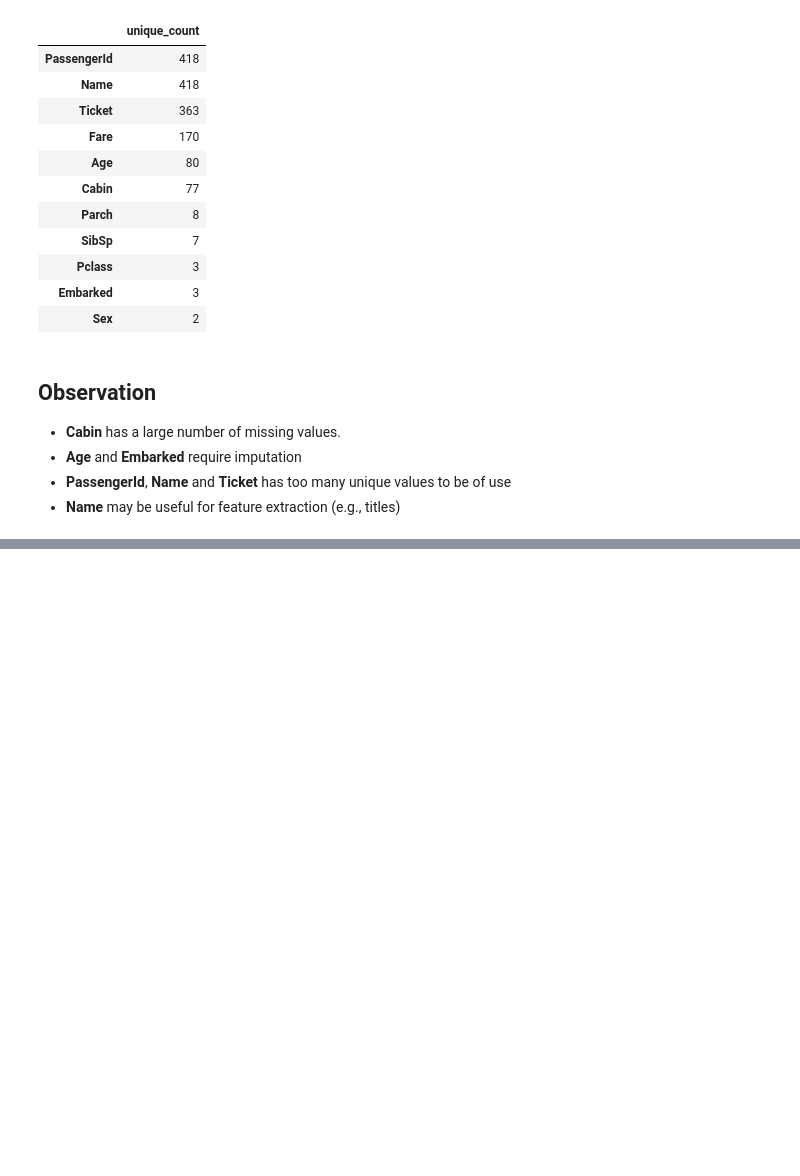
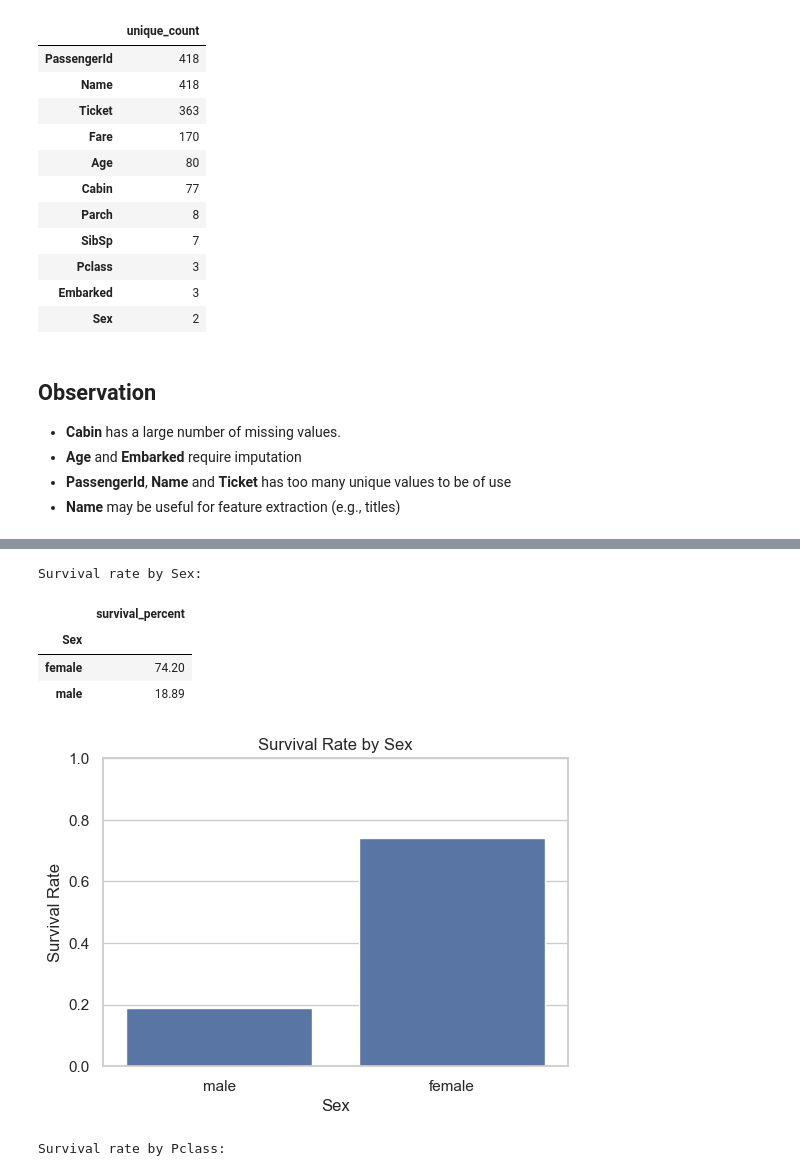
Before and after one commit to modalsaeed/kaggle_titanic, a Jupyter notebook: notebook/main.ipynb, the cells around one changed output, grey strips where cells are left out. Drawn from its saved outputs; the diff is of its cells as text; code cells hidden in the pictures; blank space fills up the shorter version.

Commit message:
Add exploratory data analysis with key plots and observations made

```diff
--- a/notebook/main.ipynb
+++ b/notebook/main.ipynb
@@ -228,0 +241,80 @@ Unique values in test:
+# %%
+# EDA
+
+# Safety copy
+eda_df = train_df.copy()
+
+# Human-readable survival labels for plots/legends
+survival_label_map = {0: "Died", 1: "Survived"}
+eda_df["SurvivalStatus"] = eda_df["Survived"].map(survival_label_map)
+
+# 1) Survival by Sex
+sex_survival = eda_df.groupby("Sex")["Survived"].mean().sort_values(ascending=False)
+print("Survival rate by Sex:")
+display((sex_survival * 100).round(2).to_frame("survival_percent"))
+
+plt.figure(figsize=(6, 4))
+sns.barplot(data=eda_df, x="Sex", y="Survived", estimator="mean", errorbar=None)
+plt.title("Survival Rate by Sex")
+plt.ylabel("Survival Rate")
+plt.ylim(0, 1)
+plt.show()
+
+# 2) Survival by Pclass
+pclass_survival = eda_df.groupby("Pclass")["Survived"].mean()
+print("Survival rate by Pclass:")
+display((pclass_survival * 100).round(2).to_frame("survival_percent"))
+
+plt.figure(figsize=(6, 4))
+sns.barplot(data=eda_df, x="Pclass", y="Survived", estimator="mean", errorbar=None)
+plt.title("Survival Rate by Passenger Class")
+plt.ylabel("Survival Rate")
+plt.ylim(0, 1)
+plt.show()
+
+# 3) Age distribution by survival
+plt.figure(figsize=(8, 4))
+sns.histplot(
+    data=eda_df,
+    x="Age",
+    hue="SurvivalStatus",
+    hue_order=["Died", "Survived"],
+    bins=30,
+    kde=True,
+    element="step"
+)
+plt.title("Age Distribution by Survival Status")
+plt.show()
+
+# 4) Fare distribution by class and survival
+plt.figure(figsize=(8, 4))
+sns.boxplot(
+    data=eda_df,
+    x="Pclass",
+    y="Fare",
+    hue="SurvivalStatus",
+    hue_order=["Died", "Survived"]
+)
+plt.title("Fare Distribution by Class and Survival Status")
+plt.ylim(0, eda_df["Fare"].quantile(0.95))  # reduce extreme outlier effect
+plt.show()
+
+# 5) Embarked vs survival
+embarked_survival = eda_df.groupby("Embarked")["Survived"].mean()
+print("Survival rate by Embarked:")
+display((embarked_survival * 100).round(2).to_frame("survival_percent"))
+
+plt.figure(figsize=(6, 4))
+sns.barplot(data=eda_df, x="Embarked", y="Survived", estimator="mean", errorbar=None)
+plt.title("Survival Rate by Embarked Port")
+plt.ylabel("Survival Rate")
+plt.ylim(0, 1)
+plt.show()
+# %% [output]
+Survival rate by Sex:
+|  | survival_percent |
+| Sex |  |
+| female | 74.20 |
+| male | 18.89 |
+[figure, added]
+Survival rate by Pclass:
```
Also changed, not shown: parts of 3 cells of this notebook.
